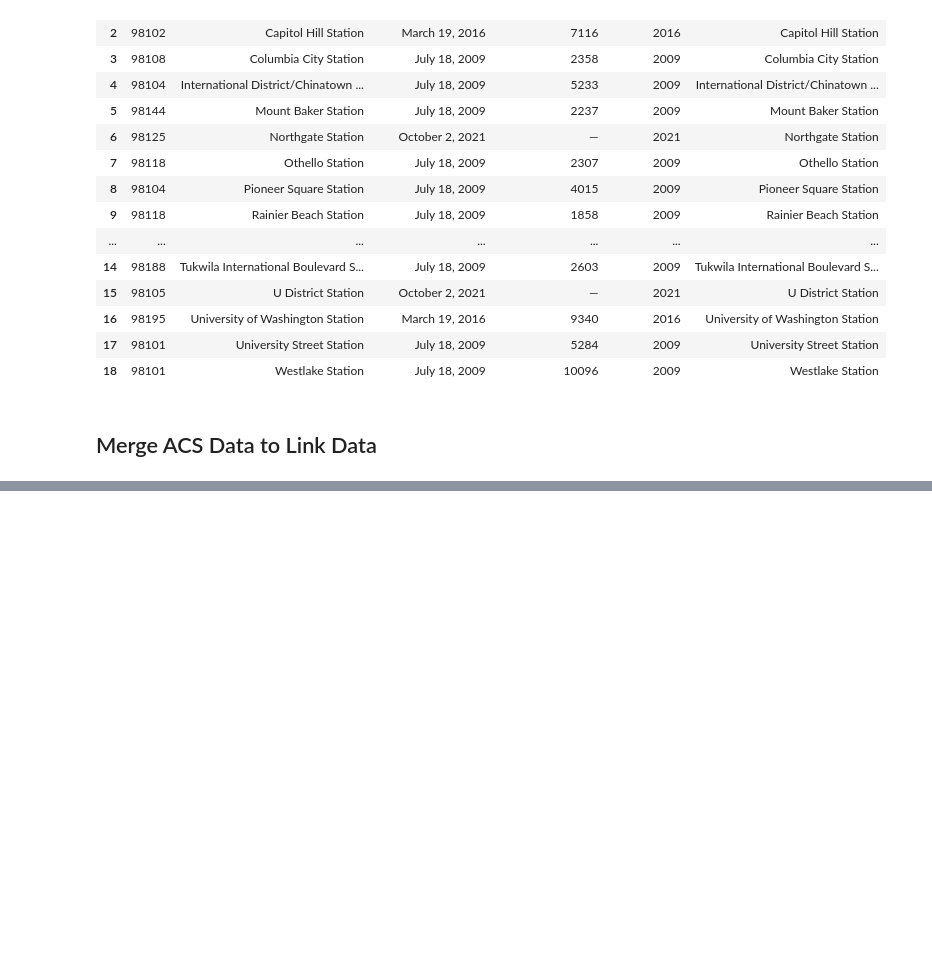
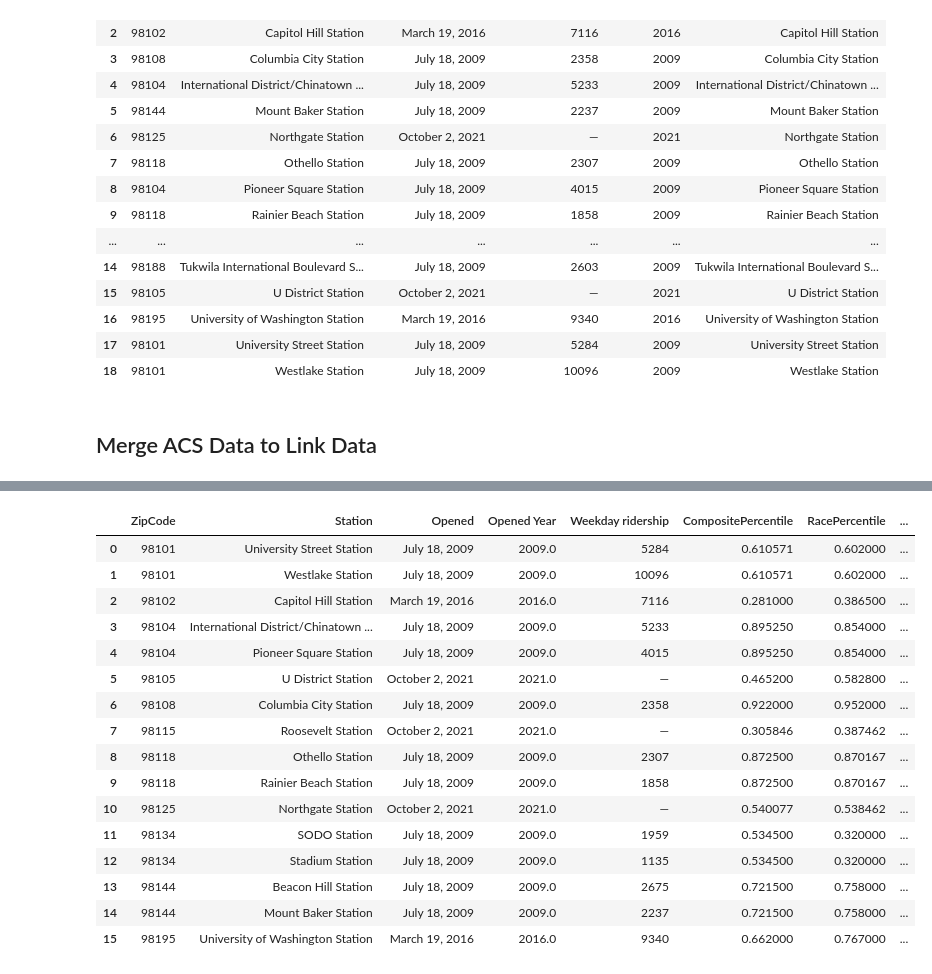
Before and after one commit to oeuyown/computational-thinking, a Jupyter notebook: deliverable_1/deliverable_I.ipynb, the cells around one changed output, grey strips where cells are left out. Saved outputs shown, nothing was run; the diff lists cells and outputs as text; code cells hidden in the pictures; blank space fills up the shorter version.

```diff
--- a/deliverable_1/deliverable_I.ipynb
+++ b/deliverable_1/deliverable_I.ipynb
@@ -868,0 +810,2 @@ KeyError: "['Year', 'CompositePercent'] not in index"
+# %%
+finalMerge=finalMerge.drop([16,17,18,19])
@@ -868,0 +845,22 @@ KeyError: "['Year', 'CompositePercent'] not in index"
+# %%
+# reorder columns
+finalMerge = finalMerge[["ZipCode", "Station", "Opened", "Opened Year","Weekday ridership", "CompositePercentile","RacePercentile","SocioeconomicPercentile"]]
+finalMerge
+# %% [output]
+|  | ZipCode | Station | Opened | Opened Year | Weekday ridership | CompositePercentile | RacePercentile | ... |
+| 0 | 98101 | University Street Station | July 18, 2009 | 2009.0 | 5284 | 0.610571 | 0.602000 | ... |
+| 1 | 98101 | Westlake Station | July 18, 2009 | 2009.0 | 10096 | 0.610571 | 0.602000 | ... |
+| 2 | 98102 | Capitol Hill Station | March 19, 2016 | 2016.0 | 7116 | 0.281000 | 0.386500 | ... |
+| 3 | 98104 | International District/Chinatown ... | July 18, 2009 | 2009.0 | 5233 | 0.895250 | 0.854000 | ... |
+| 4 | 98104 | Pioneer Square Station | July 18, 2009 | 2009.0 | 4015 | 0.895250 | 0.854000 | ... |
+| 5 | 98105 | U District Station | October 2, 2021 | 2021.0 | — | 0.465200 | 0.582800 | ... |
+| 6 | 98108 | Columbia City Station | July 18, 2009 | 2009.0 | 2358 | 0.922000 | 0.952000 | ... |
+| 7 | 98115 | Roosevelt Station | October 2, 2021 | 2021.0 | — | 0.305846 | 0.387462 | ... |
+| 8 | 98118 | Othello Station | July 18, 2009 | 2009.0 | 2307 | 0.872500 | 0.870167 | ... |
+| 9 | 98118 | Rainier Beach Station | July 18, 2009 | 2009.0 | 1858 | 0.872500 | 0.870167 | ... |
+| 10 | 98125 | Northgate Station | October 2, 2021 | 2021.0 | — | 0.540077 | 0.538462 | ... |
+| 11 | 98134 | SODO Station | July 18, 2009 | 2009.0 | 1959 | 0.534500 | 0.320000 | ... |
+| 12 | 98134 | Stadium Station | July 18, 2009 | 2009.0 | 1135 | 0.534500 | 0.320000 | ... |
+| 13 | 98144 | Beacon Hill Station | July 18, 2009 | 2009.0 | 2675 | 0.721500 | 0.758000 | ... |
+| 14 | 98144 | Mount Baker Station | July 18, 2009 | 2009.0 | 2237 | 0.721500 | 0.758000 | ... |
+| 15 | 98195 | University of Washington Station | March 19, 2016 | 2016.0 | 9340 | 0.662000 | 0.767000 | ... |
```
Also changed, not shown: parts of 32 cells of this notebook, 2 other files.
